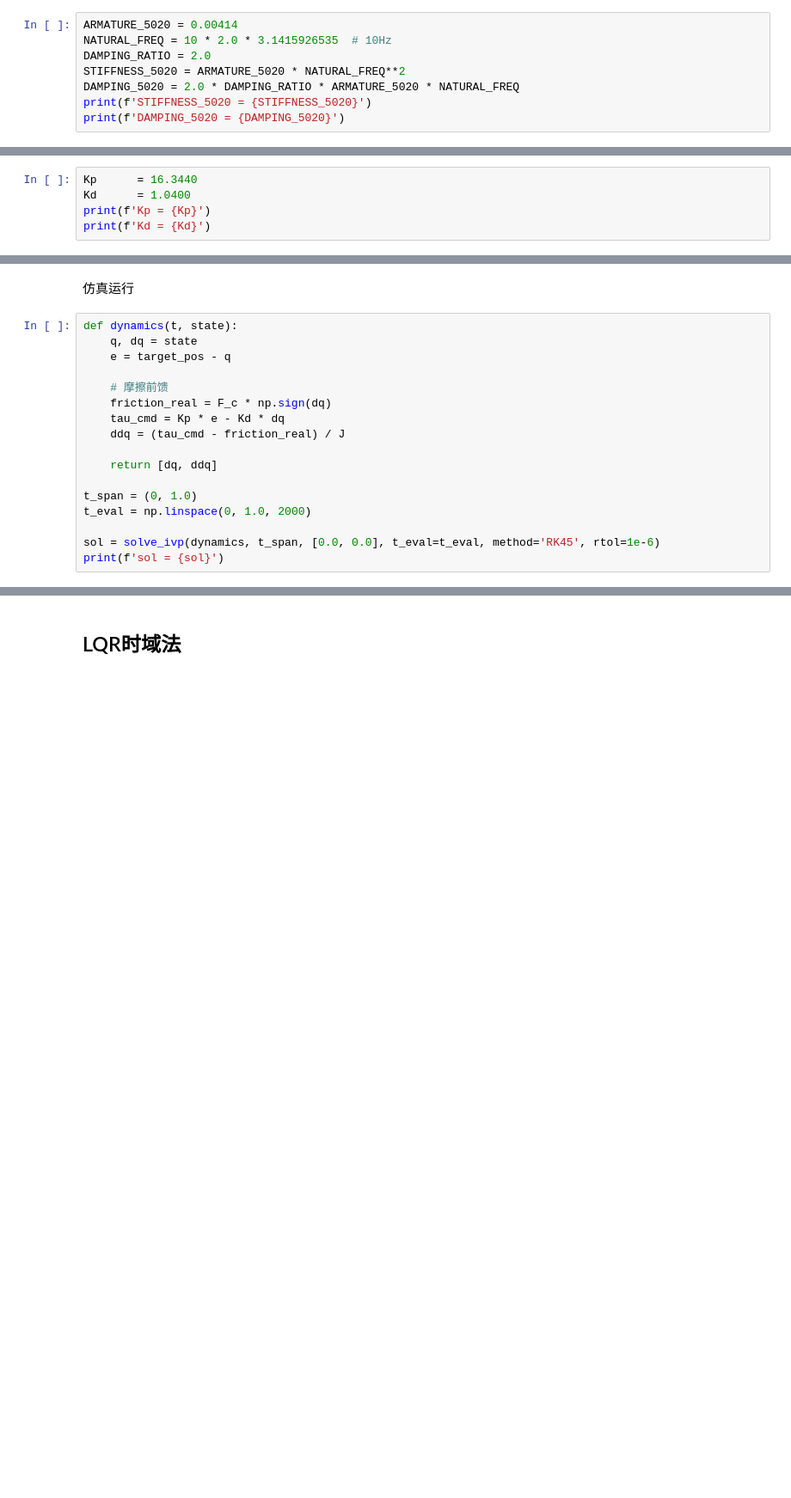
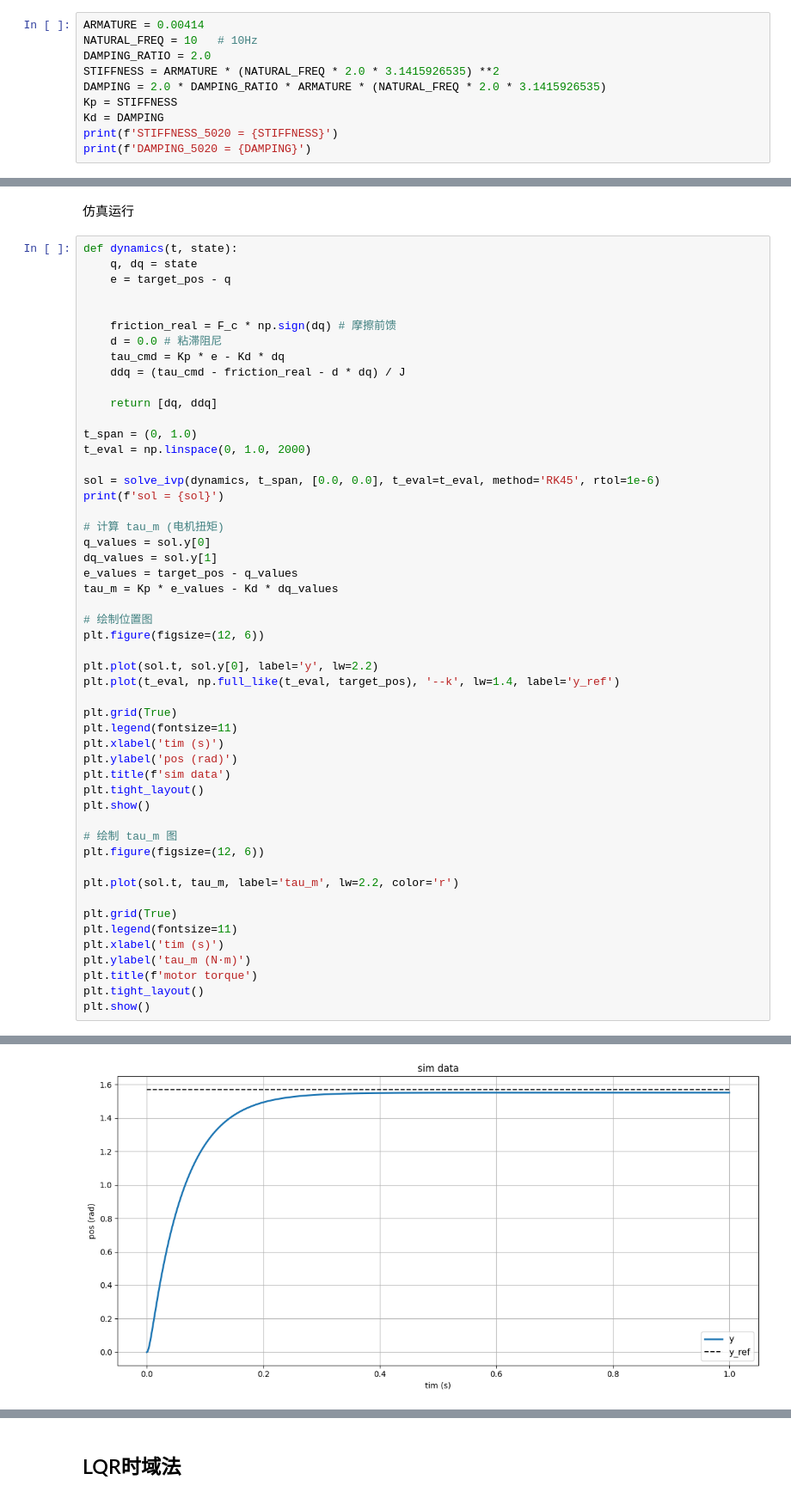
Before and after one commit to zhaobohao-byte/Y1_1Pace, a Jupyter notebook: scripts/utils/act_sim.ipynb, the cells around one changed output, grey strips where cells are left out. Shown at 86% size. Cells and saved outputs as stored; diff of their text form; blank space fills up the shorter version.

Commit message:
plot tau_m

```diff
--- a/scripts/utils/act_sim.ipynb
+++ b/scripts/utils/act_sim.ipynb
@@ -82,18 +82,15 @@ $$K = J\omega_n^2$$
 
 $$ B = 2\zeta J\omega_n$$
 # %%
-ARMATURE_5020 = 0.00414
-NATURAL_FREQ = 10 * 2.0 * 3.1415926535  # 10Hz
+ARMATURE = 0.00414
+NATURAL_FREQ = 10   # 10Hz
 DAMPING_RATIO = 2.0
-STIFFNESS_5020 = ARMATURE_5020 * NATURAL_FREQ**2
-DAMPING_5020 = 2.0 * DAMPING_RATIO * ARMATURE_5020 * NATURAL_FREQ
-print(f'STIFFNESS_5020 = {STIFFNESS_5020}')
-print(f'DAMPING_5020 = {DAMPING_5020}')
+STIFFNESS = ARMATURE * (NATURAL_FREQ * 2.0 * 3.1415926535) **2
+DAMPING = 2.0 * DAMPING_RATIO * ARMATURE * (NATURAL_FREQ * 2.0 * 3.1415926535)
+Kp = STIFFNESS
+Kd = DAMPING
+print(f'STIFFNESS_5020 = {STIFFNESS}')
+print(f'DAMPING_5020 = {DAMPING}')
 # %% [output]
 STIFFNESS_5020 = 16.34406488726968
 DAMPING_5020 = 1.0404954868392
-# %%
-Kp      = 16.3440
-Kd      = 1.0400
-print(f'Kp = {Kp}')
-print(f'Kd = {Kd}')
@@ -107,10 +101,11 @@ def dynamics(t, state):
     q, dq = state
     e = target_pos - q
 
-    # 摩擦前馈
-    friction_real = F_c * np.sign(dq)
+
+    friction_real = F_c * np.sign(dq) # 摩擦前馈
+    d = 0.0 # 粘滞阻尼
     tau_cmd = Kp * e - Kd * dq
-    ddq = (tau_cmd - friction_real) / J
+    ddq = (tau_cmd - friction_real - d * dq) / J
 
     return [dq, ddq]
 
@@ -119,6 +114,39 @@ t_eval = np.linspace(0, 1.0, 2000)
 
 sol = solve_ivp(dynamics, t_span, [0.0, 0.0], t_eval=t_eval, method='RK45', rtol=1e-6)
 print(f'sol = {sol}')
+
+# 计算 tau_m (电机扭矩)
+q_values = sol.y[0]
+dq_values = sol.y[1]
+e_values = target_pos - q_values
+tau_m = Kp * e_values - Kd * dq_values
+
+# 绘制位置图
+plt.figure(figsize=(12, 6))
+
+plt.plot(sol.t, sol.y[0], label='y', lw=2.2)
+plt.plot(t_eval, np.full_like(t_eval, target_pos), '--k', lw=1.4, label='y_ref')
+
+plt.grid(True)
+plt.legend(fontsize=11)
+plt.xlabel('tim (s)')
+plt.ylabel('pos (rad)')
+plt.title(f'sim data')
+plt.tight_layout()
+plt.show()
+
+# 绘制 tau_m 图
+plt.figure(figsize=(12, 6))
+
+plt.plot(sol.t, tau_m, label='tau_m', lw=2.2, color='r')
+
+plt.grid(True)
+plt.legend(fontsize=11)
+plt.xlabel('tim (s)')
+plt.ylabel('tau_m (N·m)')
+plt.title(f'motor torque')
+plt.tight_layout()
+plt.show()
 # %% [output]
 sol =   message: The solver successfully reached the end of the integration interval.
   success: True
@@ -133,2 +161,3 @@ sol =   message: The solver successfully reached the end of the integration inte
      njev: 0
       nlu: 0
+[figure, added]
```
Also changed, not shown: parts of 7 cells of this notebook.
